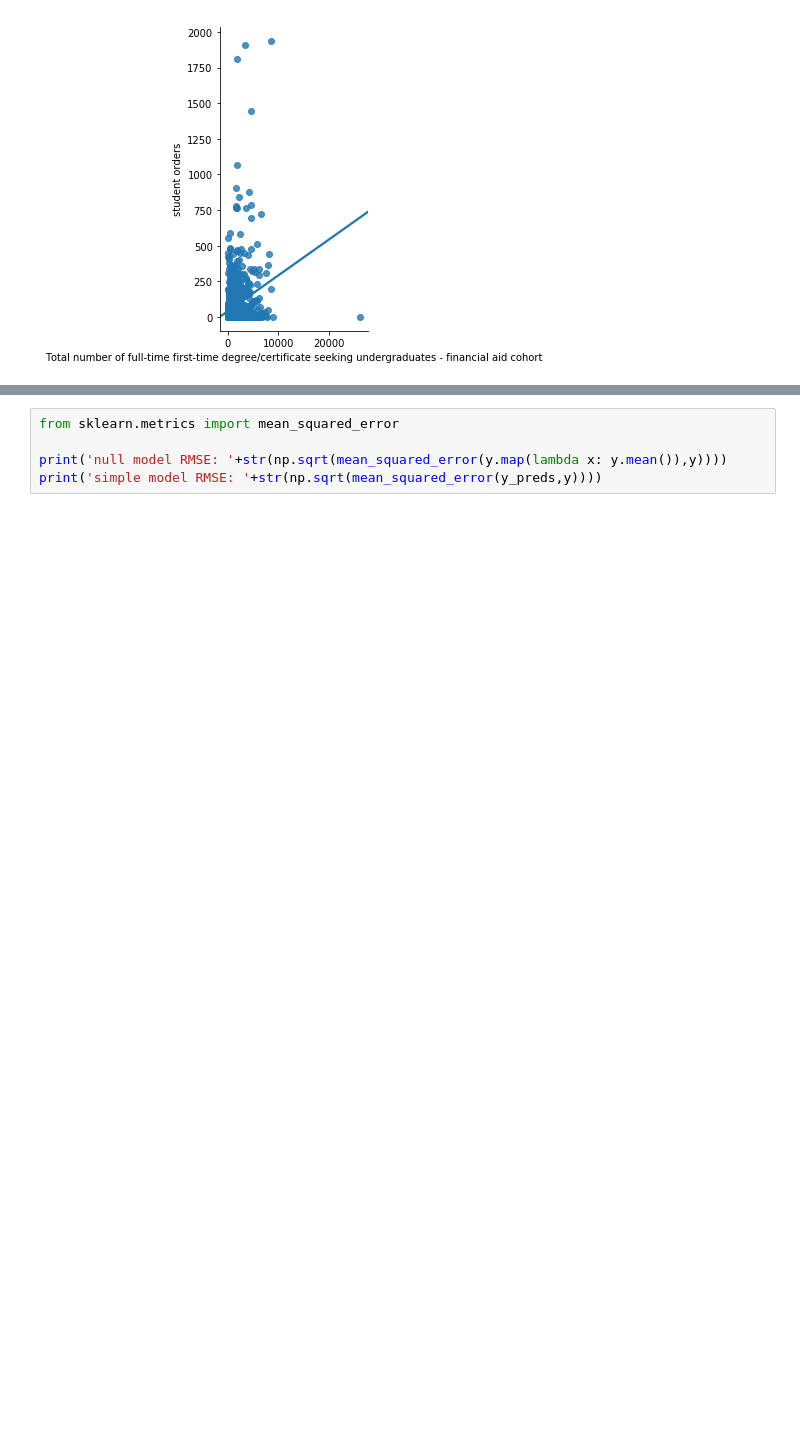
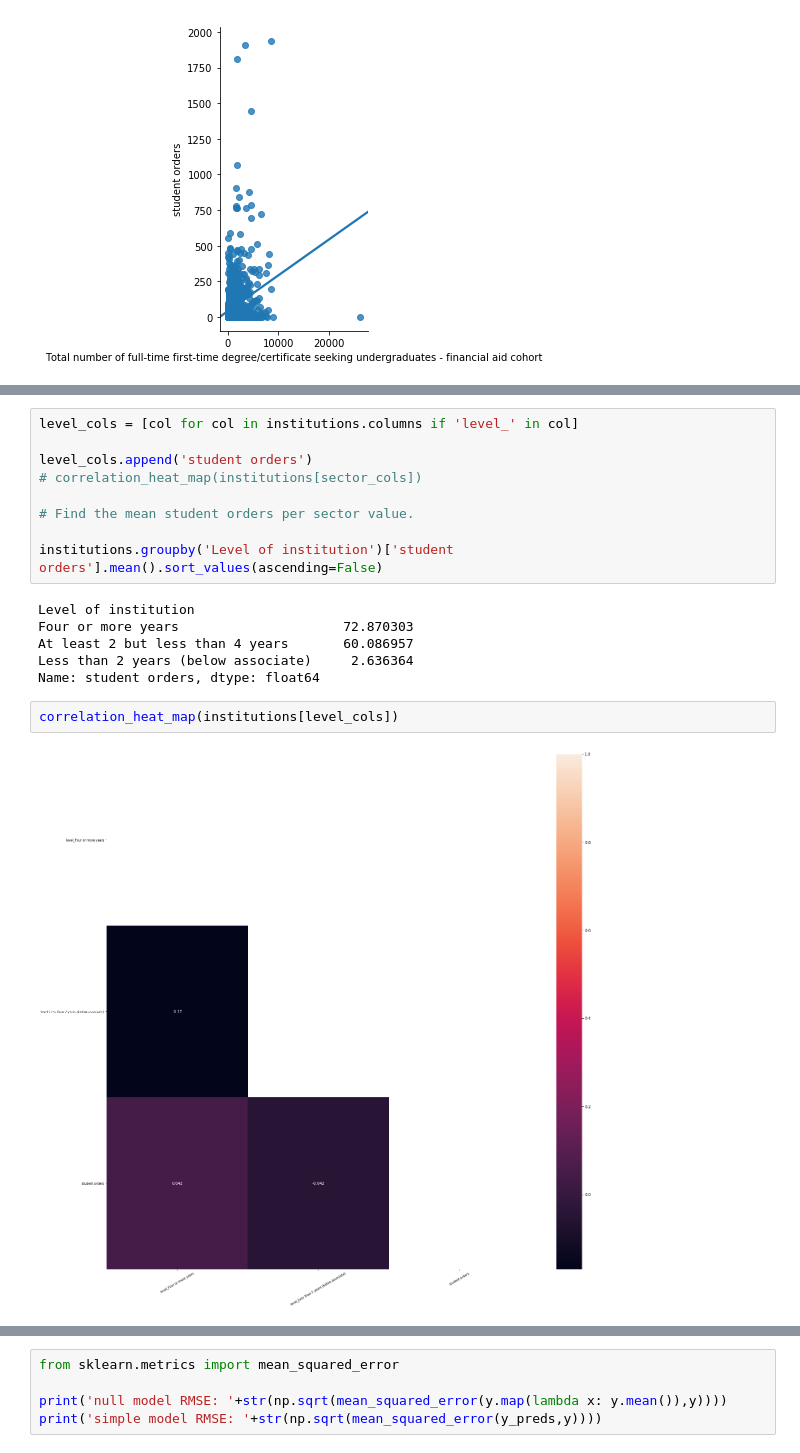
Before and after one commit to KayliBrownstein/data-science-flatworld-sales, a Jupyter notebook: institution_sales_eda.ipynb, the cells around one changed output, grey strips where cells are left out. Saved outputs shown, nothing was run; the diff lists cells and outputs as text; blank space fills up the shorter version.

```diff
--- a/institution_sales_eda.ipynb
+++ b/institution_sales_eda.ipynb
@@ -308 +344,20 @@ sns.lmplot(x='Total number of full-time first-time degree/certificate seeking un
+# %%
+level_cols = [col for col in institutions.columns if 'level_' in col]
+
+level_cols.append('student orders')
+# correlation_heat_map(institutions[sector_cols])
+
+# Find the mean student orders per sector value.
+
+institutions.groupby('Level of institution')['student orders'].mean().sort_values(ascending=False)
+# %% [output]
+Level of institution
+Four or more years                     72.870303
+At least 2 but less than 4 years       60.086957
+Less than 2 years (below associate)     2.636364
+Name: student orders, dtype: float64
+# %%
+correlation_heat_map(institutions[level_cols])
+# %% [output]
+[figure, added]
 # %%
```
Also changed, not shown: parts of 18 cells of this notebook.
